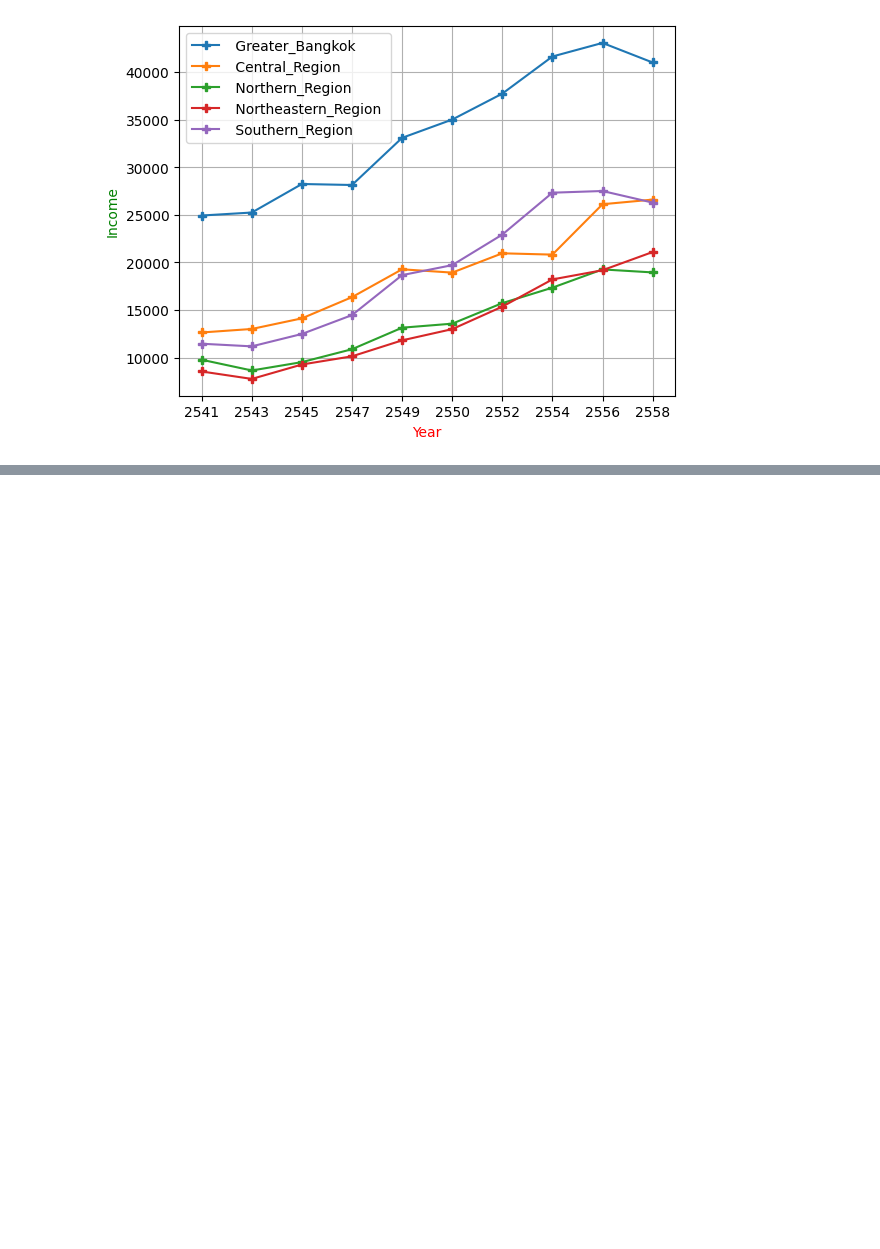
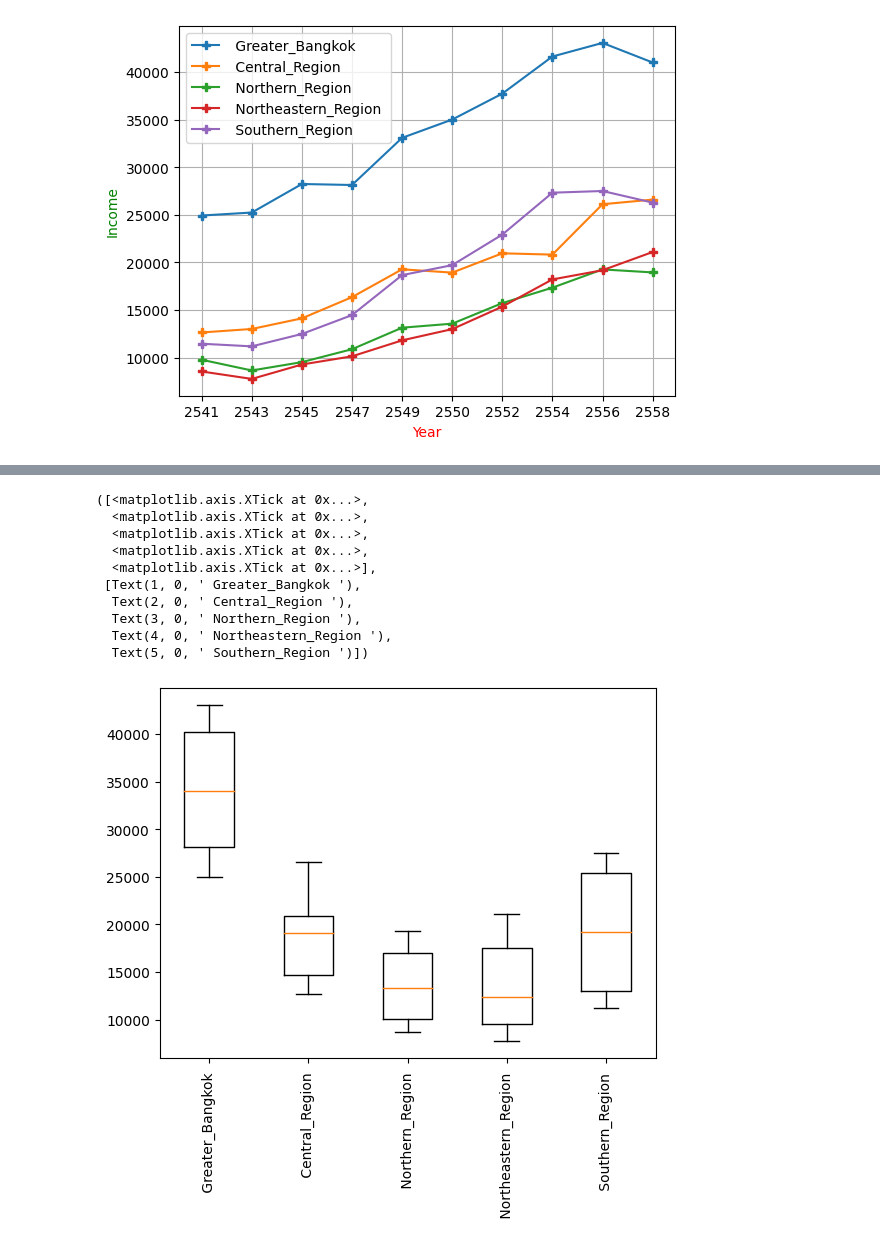
Before and after one commit to BooksHorse/m5term2, a Jupyter notebook: graph.ipynb, the cells around one changed output, grey strips where cells are left out. Cells and saved outputs as stored; diff of their text form; code cells hidden in the pictures; blank space fills up the shorter version.

```diff
--- a/graph.ipynb
+++ b/graph.ipynb
@@ -55,0 +66,15 @@ NameError: name 'df' is not defined
+# %%
+plt.boxplot(y)
+plt.xticks(ticks=[1,2,3,4,5],labels=df_expense.index,rotation='vertical')
+# %% [output]
+([<matplotlib.axis.XTick at 0x...>,
+  <matplotlib.axis.XTick at 0x...>,
+  <matplotlib.axis.XTick at 0x...>,
+  <matplotlib.axis.XTick at 0x...>,
+  <matplotlib.axis.XTick at 0x...>],
+ [Text(1, 0, ' Greater_Bangkok '),
+  Text(2, 0, ' Central_Region '),
+  Text(3, 0, ' Northern_Region '),
+  Text(4, 0, ' Northeastern_Region '),
+  Text(5, 0, ' Southern_Region ')])
+[figure, added]
```
Also changed, not shown: parts of 6 cells of this notebook.
